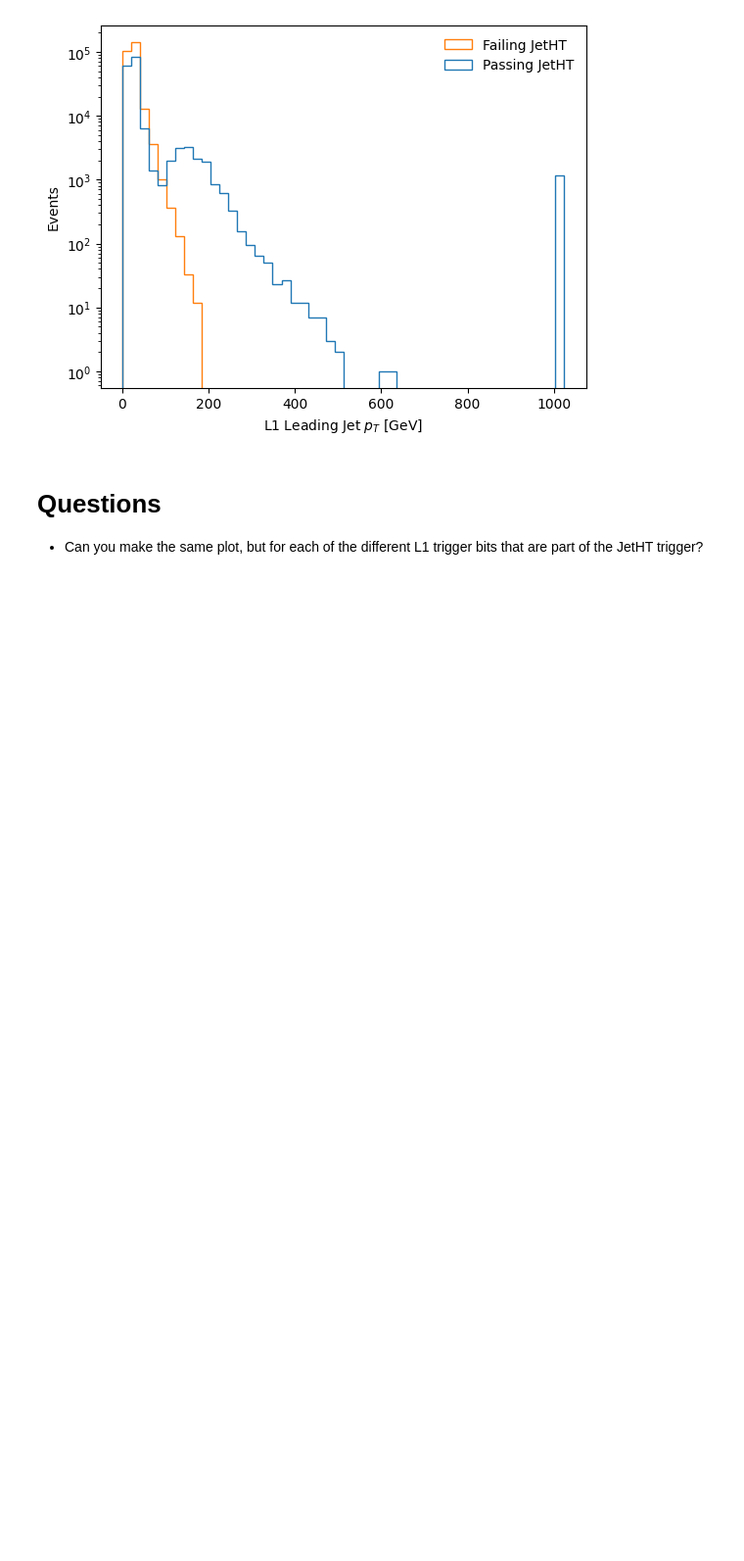
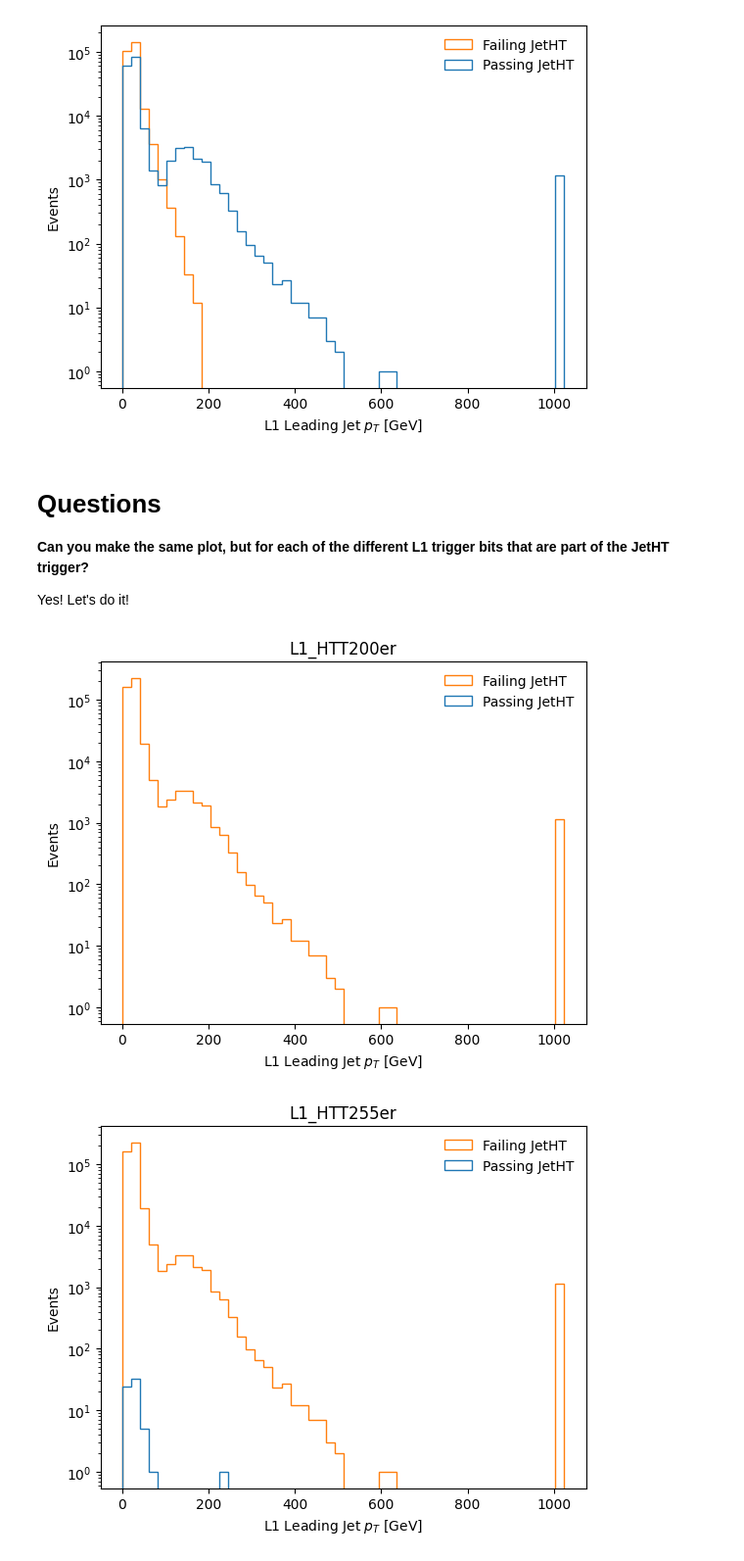
Before and after one commit to AdaCollins01/completed_axol1tl_practice, a Jupyter notebook: 4_getting_started_with_triggers.ipynb, the cells around one changed output. Shown at 98% size. Cells and saved outputs as stored; diff of their text form; code cells hidden in the pictures; blank space fills up the shorter version.

```diff
--- a/4_getting_started_with_triggers.ipynb
+++ b/4_getting_started_with_triggers.ipynb
@@ -142,0 +226,10 @@ E.g. https://cmshltinfo.app.cern.ch/path/DST_PFScouting_AXONominal_v
+# %%
+#Of the events that passed the JetHT trigger, what percents can be attributed to each bit?
+jetHT = events["DST_PFScouting_JetHT"].array()
+for key, value in JetHT_bits.items():
+    passed_bit = np.sum(value)
+    passed_JetHT = np.sum(jetHT) # We don't want total events anymore, just the number of events that passed JetHT
+    percent_passed = (passed_bit / passed_JetHT) * 100
+    print(f"For JetHT triggered events, {percent_passed}% passed {key}")
+
+# I assume the other ~24% is attributed to the double jet bits? Where are these?
@@ -177,5 +282,41 @@ Text(0, 0.5, 'Events')
 [figure]
 # %% [markdown]
 # Questions
+**Can you make the same plot, but for each of the different L1 trigger bits that are part of the JetHT trigger?**
 
-- Can you make the same plot, but for each of the different L1 trigger bits that are part of the JetHT trigger?
+Yes! Let's do it!
+# %%
+# Remind ourselves of our dictionary and some variables that we will need
+JetHT_bits = {
+    "L1_HTT200er" : events["L1_HTT200er"].array(),
+    "L1_HTT255er" : events["L1_HTT255er"].array(),
+    "L1_HTT280er" : events["L1_HTT280er"].array(),
+    "L1_HTT320er" : events["L1_HTT320er"].array(),
+    "L1_HTT360er" : events["L1_HTT360er"].array(),
+    "L1_HTT400er" : events["L1_HTT400er"].array(),
+    "L1_HTT450er" : events["L1_HTT450er"].array(),
+    "L1_ETT2000" : events["L1_ETT2000"].array(),
+    "L1_SingleJet180" : events["L1_SingleJet180"].array(),
+    "L1_SingleJet200" : events["L1_SingleJet200"].array()
+}
+# %%
+# Plotting them!
+for key, value in JetHT_bits.items():
+    plt.hist([ak.flatten(jet_pt[value][:,0:1]), #Every event that passed that specific bit
+         ak.flatten(jet_pt[~value][:,0:1])], #Every other event that failed that bit
+         bins=50,
+         label=["Passing JetHT","Failing JetHT"],
+         histtype='step')
+    plt.title(key)
+    plt.legend(frameon=False)
+    plt.yscale('log')
+    plt.xlabel(r"L1 Leading Jet $p_T$ [GeV]")
+    plt.ylabel("Events")
+    plt.show()
+
+#The failing JetHT shapes all look really similar, because the number they differ by are, comparatively, so small
+#Why are the failing JetHT shapes so similar to the passing of the whole JetHT trigger?
+#Something to do with the double jets?
+# %% [output]
+[figure, added]
+[figure, added]
```
Also changed, not shown: parts of 16 cells of this notebook.
